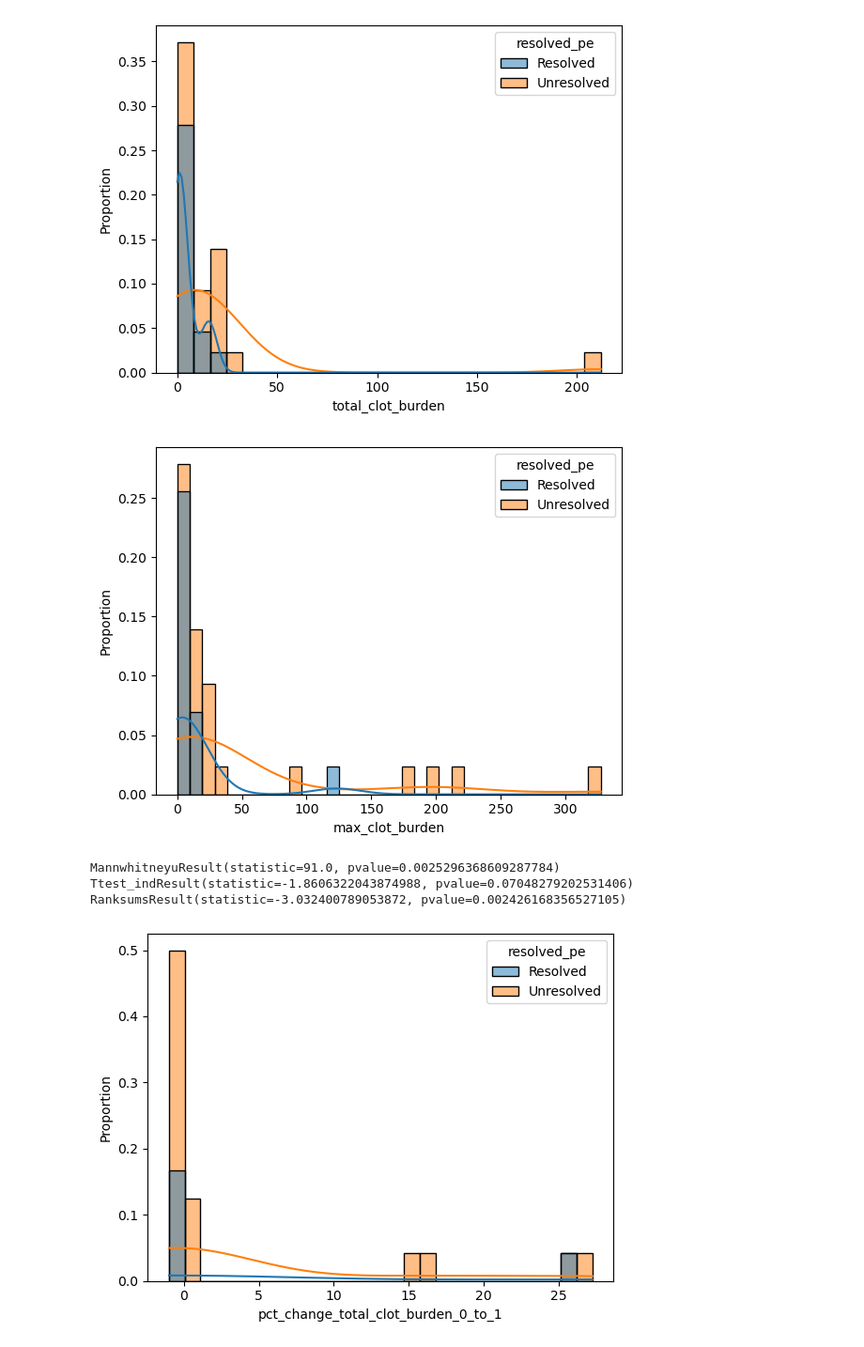
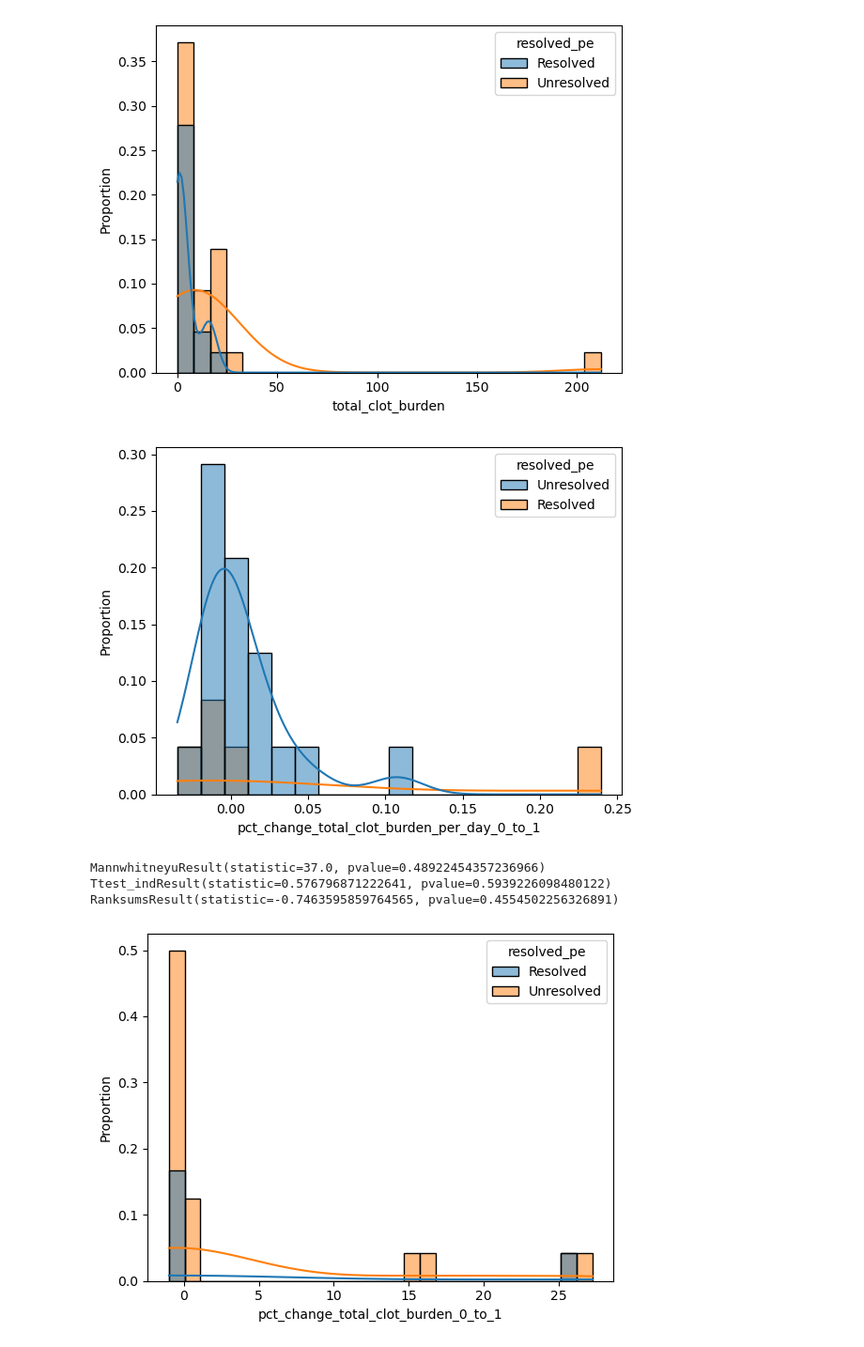
Before and after one commit to qaust/iCPET, a Jupyter notebook: src/summary_stats.ipynb, the cells around one changed output. Shown at 94% size. Cells and saved outputs as stored; diff of their text form; code cells hidden in the pictures.

```diff
--- a/src/summary_stats.ipynb
+++ b/src/summary_stats.ipynb
@@ -110,6 +110,9 @@ for start_obs in range(0, int(df.pe_obs.max())-1):
 			)
 df = pd.concat([df, pd.DataFrame(dict_of_columns)], axis=1)
 
+# Calculate percent change per day
+df['pct_change_total_clot_burden_per_day_0_to_1'] = df['pct_change_total_clot_burden_0_to_1'] / df['duration_0_to_1_days']
+
 # Get count of positive clot burden values across all segments
 # Meant to give a sense of the distribution of clot burden
 segment_clot_burden_columns = list(set(model_config.num_targets).difference(set(['total_clot_burden'])))
@@ -659,29 +677,29 @@ plt.show()
 # %% [output]
 [figure]
 # %%
-max_clot_burden = df.groupby(['PE_number', 'resolved_pe'])[['max_clot_burden']].mean().dropna()
+df0 = num_data_initial.groupby(['PE_number', 'resolved_pe'])[['pct_change_total_clot_burden_per_day_0_to_1']].mean().dropna()
 
 sns.histplot(
-	data=max_clot_burden,
-	x='max_clot_burden',
+	data=df0,
+	x='pct_change_total_clot_burden_per_day_0_to_1',
 	hue='resolved_pe',
 	kde=True,
 	stat='proportion',
 	common_norm=True,
 	# kde_kws={'bw_adjust': 1.}
 )
 
 plt.show()
 
-data = [group_data['max_clot_burden'] for _, group_data in max_clot_burden.groupby('resolved_pe')]
+data = [group_data['pct_change_total_clot_burden_per_day_0_to_1'] for _, group_data in df0.groupby('resolved_pe')]
 print(stats.mannwhitneyu(data[0], data[1]))
 print(stats.ttest_ind(data[0], data[1], equal_var=False))
 print(stats.ranksums(data[0], data[1]))
 # %% [output]
-[figure, old version]
+[figure, new version]
-MannwhitneyuResult(statistic=91.0, pvalue=0.0025296368609287784)
-Ttest_indResult(statistic=-1.8606322043874988, pvalue=0.07048279202531406)
-RanksumsResult(statistic=-3.032400789053872, pvalue=0.002426168356527105)
+MannwhitneyuResult(statistic=37.0, pvalue=0.48922454357236966)
+Ttest_indResult(statistic=0.576796871222641, pvalue=0.5939226098480122)
+RanksumsResult(statistic=-0.7463595859764565, pvalue=0.4554502256326891)
 # %%
 max_clot_burden = df.groupby(['PE_number', 'resolved_pe'])[['pct_change_total_clot_burden_0_to_1']].mean().dropna()
 
```
Also changed, not shown: parts of 11 cells of this notebook.
